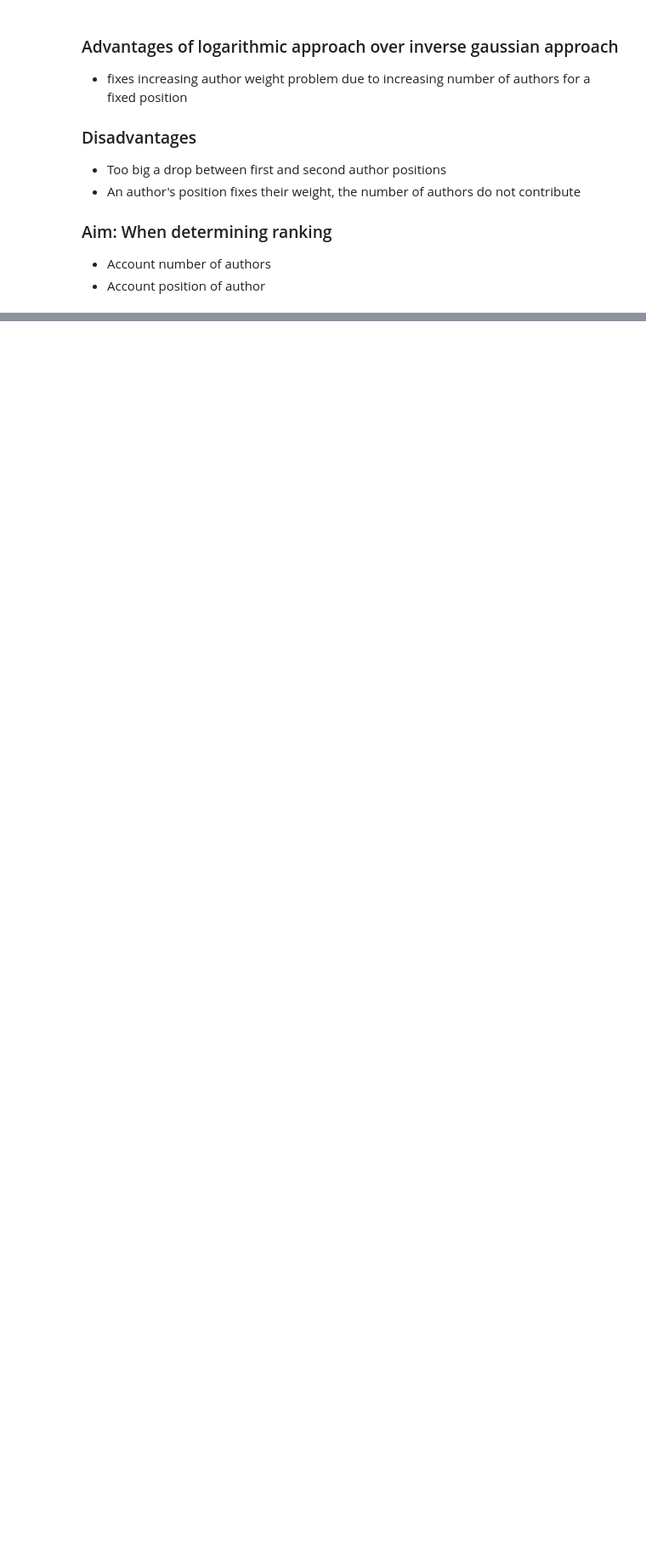
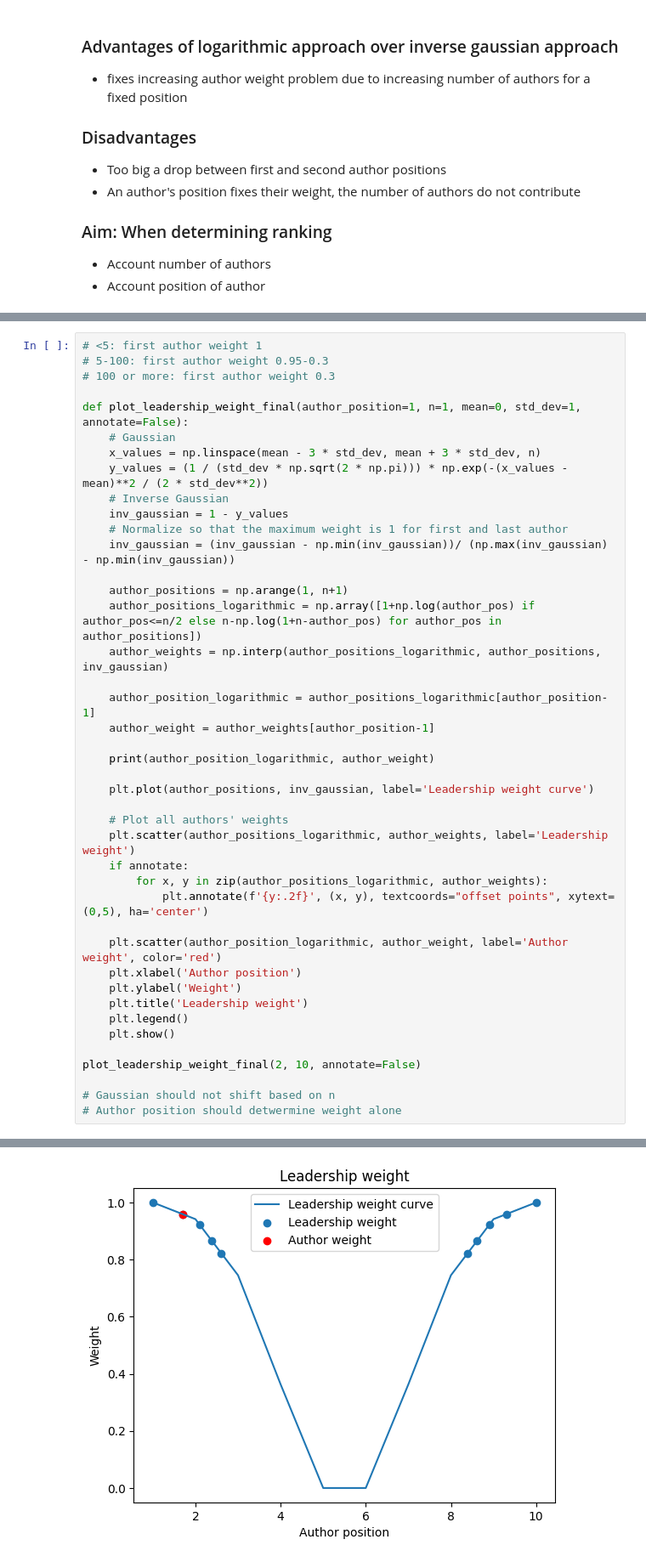
Before and after one commit to nepython/metrics, a Jupyter notebook: scopus.ipynb, the cells around one changed output, grey strips where cells are left out. Shown: that part at 85% size. Drawn from its saved outputs; the diff is of its cells as text; blank space fills up the shorter version.

```diff
--- a/scopus.ipynb
+++ b/scopus.ipynb
@@ -268,0 +355,43 @@ plot_leadership_weight2(2, 20, annotate=True)
+# %%
+# <5: first author weight 1
+# 5-100: first author weight 0.95-0.3
+# 100 or more: first author weight 0.3
+
+def plot_leadership_weight_final(author_position=1, n=1, mean=0, std_dev=1, annotate=False):
+    # Gaussian
+    x_values = np.linspace(mean - 3 * std_dev, mean + 3 * std_dev, n)
+    y_values = (1 / (std_dev * np.sqrt(2 * np.pi))) * np.exp(-(x_values - mean)**2 / (2 * std_dev**2))
+    # Inverse Gaussian
+    inv_gaussian = 1 - y_values
+    # Normalize so that the maximum weight is 1 for first and last author
+    inv_gaussian = (inv_gaussian - np.min(inv_gaussian))/ (np.max(inv_gaussian) - np.min(inv_gaussian))
+
+    author_positions = np.arange(1, n+1)
+    author_positions_logarithmic = np.array([1+np.log(author_pos) if author_pos<=n/2 else n-np.log(1+n-author_pos) for author_pos in author_positions])
+    author_weights = np.interp(author_positions_logarithmic, author_positions, inv_gaussian)
+
+    author_position_logarithmic = author_positions_logarithmic[author_position-1]
+    author_weight = author_weights[author_position-1]
+
+    print(author_position_logarithmic, author_weight)
+
+    plt.plot(author_positions, inv_gaussian, label='Leadership weight curve')
+
+    # Plot all authors' weights
+    plt.scatter(author_positions_logarithmic, author_weights, label='Leadership weight')
+    if annotate:
+        for x, y in zip(author_positions_logarithmic, author_weights):
+            plt.annotate(f'{y:.2f}', (x, y), textcoords="offset points", xytext=(0,5), ha='center')
+
+    plt.scatter(author_position_logarithmic, author_weight, label='Author weight', color='red')
+    plt.xlabel('Author position')
+    plt.ylabel('Weight')
+    plt.title('Leadership weight')
+    plt.legend()
+    plt.show()
+
+plot_leadership_weight_final(2, 10, annotate=False)
+
+# Gaussian should not shift based on n
+# Author position should detwermine weight alone
+# %% [output]
@@ -268,0 +399 @@ plot_leadership_weight2(2, 20, annotate=True)
+[figure, added]
```
Also changed, not shown: parts of 9 cells of this notebook.
